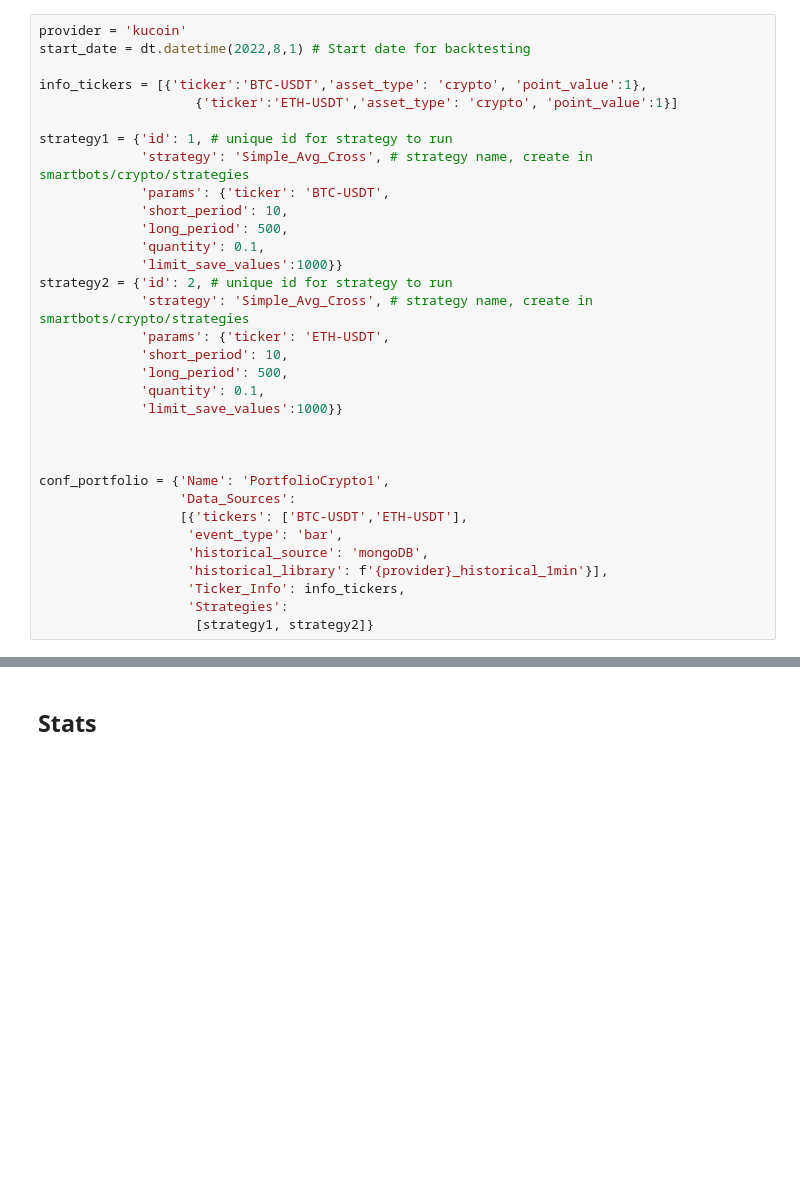
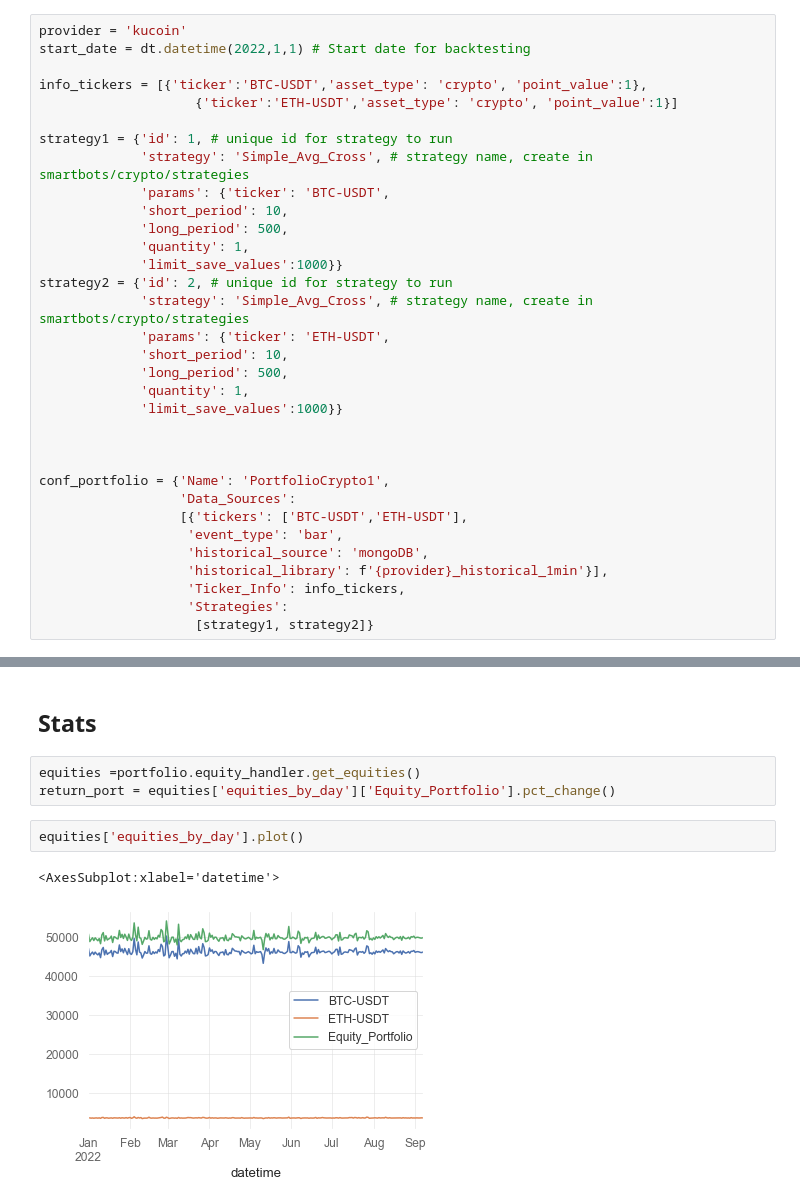
Before and after one commit to SmartLever/SmartBots, a Jupyter notebook: bots/crypto_trading/backtesting_crypto.ipynb, the cells around one changed output, grey strips where cells are left out. Cells and saved outputs as stored; diff of their text form; blank space fills up the shorter version.

```diff
--- a/bots/crypto_trading/backtesting_crypto.ipynb
+++ b/bots/crypto_trading/backtesting_crypto.ipynb
@@ -70,7 +108,7 @@ df1.close.plot()
 ### Settings
 # %%
 provider = 'kucoin'
-start_date = dt.datetime(2022,8,1) # Start date for backtesting
+start_date = dt.datetime(2022,1,1) # Start date for backtesting
 
 info_tickers = [{'ticker':'BTC-USDT','asset_type': 'crypto', 'point_value':1},
                     {'ticker':'ETH-USDT','asset_type': 'crypto', 'point_value':1}]
@@ -80,14 +118,14 @@ strategy1 = {'id': 1, # unique id for strategy to run
              'params': {'ticker': 'BTC-USDT',
              'short_period': 10,
              'long_period': 500,
-             'quantity': 0.1,
+             'quantity': 1,
              'limit_save_values':1000}}
 strategy2 = {'id': 2, # unique id for strategy to run
              'strategy': 'Simple_Avg_Cross', # strategy name, create in smartbots/crypto/strategies
              'params': {'ticker': 'ETH-USDT',
              'short_period': 10,
              'long_period': 500,
-             'quantity': 0.1,
+             'quantity': 1,
              'limit_save_values':1000}}
 
 
@@ -135,2 +167,10 @@ portfolio.equity_handler.get_equities()
 # %% [markdown]
 ## Stats
+# %%
+equities =portfolio.equity_handler.get_equities()
+return_port = equities['equities_by_day']['Equity_Portfolio'].pct_change()
+# %%
+equities['equities_by_day'].plot()
+# %% [output]
+<AxesSubplot:xlabel='datetime'>
+[figure, added]
```
Also changed, not shown: parts of 6 cells of this notebook, 5 other files.
